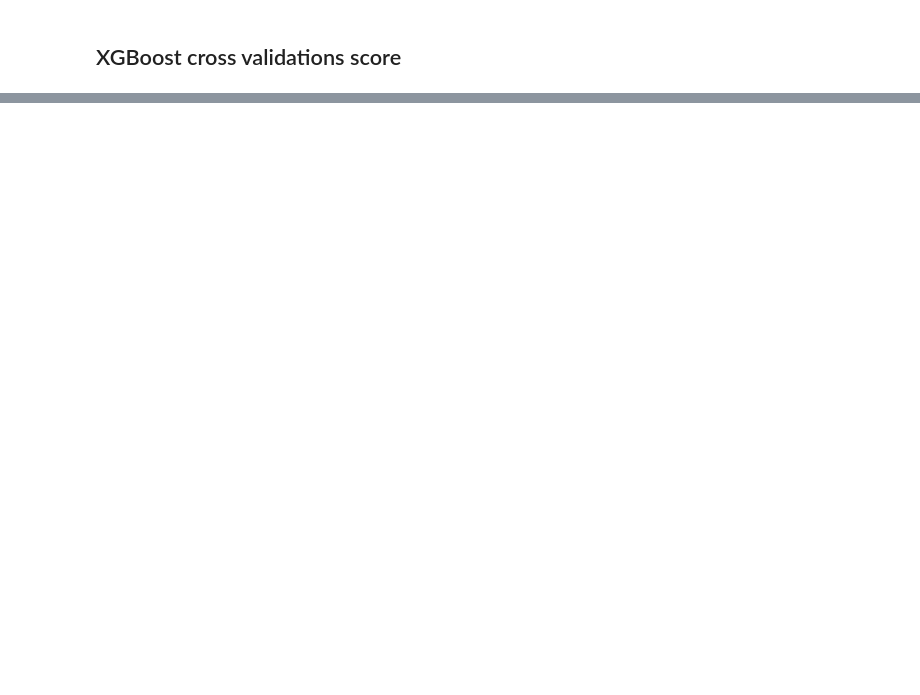
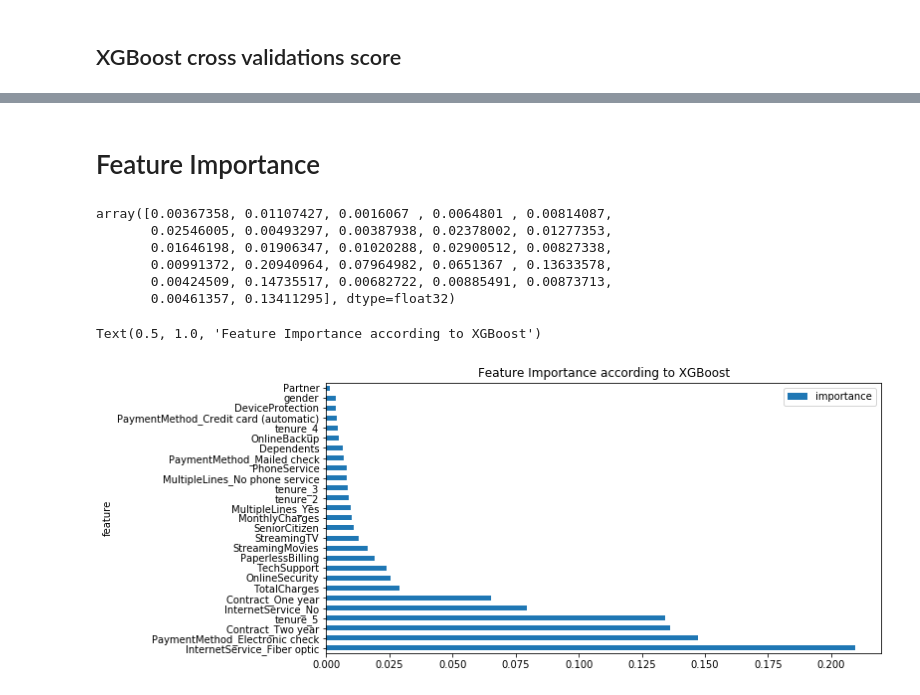
Before and after one commit to fares-ds/Telecom_Customer_Churn_Prediction, a Jupyter notebook: telecom_customer_churn_prediciton_ML.ipynb, the cells around one changed output, grey strips where cells are left out. Saved outputs shown, nothing was run; the diff lists cells and outputs as text; code cells hidden in the pictures; blank space fills up the shorter version.

Commit message:
Feature importance according to XGBoost and Random Forest

```diff
--- a/telecom_customer_churn_prediciton_ML.ipynb
+++ b/telecom_customer_churn_prediciton_ML.ipynb
@@ -350,11 +350,12 @@ Confusion Matrix:
  [[1407  149]
  [ 277  274]]
 # %%
-hyperparameter_grid = {'n_estimators': [50, 75, 90, 100],
-                       'max_depth': [2, 3, 5, 10, 15],
+hyperparameter_grid = {'n_estimators': [75, 90, 100, 125],
                        'learning_rate' : [0.09, 0.1, 0.2],
-                       'min_child_weight' : [1, 2, 3, 4],
-                       'base_score' : [0.1, 0.15, 0.2, 0.25, 0.3, 0.4, 0.5]
+                       'base_score' : [0.15],
+                       'colsample_bytree':[0.85, 0.95, 1],
+                       'colsample_bylevel':[0.85, 0.95, 1],
+                       'colsample_bynode':[0.85, 0.95, 1],
                       }
 
 xgb_clf = XGBClassifier()
@@ -406,11 +402,12 @@ XGBClassifier(base_score=0.25, booster='gbtree', colsample_bylevel=1,
               reg_alpha=0, reg_lambda=1, scale_pos_weight=1, seed=None,
               silent=None, subsample=1, verbosity=1)
 # %%
-xgb_clf = XGBClassifier(base_score=0.25,
-                    learning_rate=0.2,
-                    max_depth=2,
-                    min_child_weight=1,
-                    n_estimators=100)
+xgb_clf = XGBClassifier(base_score=0.15,
+                        learning_rate=0.09,
+                        colsample_bylevel=0.85,
+                        colsample_bynode=0.85,
+                        colsample_bytree=0.95,
+                        n_estimators=100)
 xgb_clf.fit(X_train, y_train)
 
 print_score(xgb_clf, X_train, y_train, X_test, y_test, train=True)
@@ -457,0 +452,25 @@ plot_roc_curve(xgb_clf, X_test, y_test, ax=disp.ax_)
+# %% [markdown]
+# Feature Importance
+# %%
+xgb_clf.feature_importances_
+# %% [output]
+array([0.00367358, 0.01107427, 0.0016067 , 0.0064801 , 0.00814087,
+       0.02546005, 0.00493297, 0.00387938, 0.02378002, 0.01277353,
+       0.01646198, 0.01906347, 0.01020288, 0.02900512, 0.00827338,
+       0.00991372, 0.20940964, 0.07964982, 0.0651367 , 0.13633578,
+       0.00424509, 0.14735517, 0.00682722, 0.00885491, 0.00873713,
+       0.00461357, 0.13411295], dtype=float32)
+# %%
+def feature_imp(df, model):
+    fi = pd.DataFrame()
+    fi["feature"] = df.columns
+    fi["importance"] = model.feature_importances_
+    return fi.sort_values(by="importance", ascending=False)
+# %%
+df = feature_imp(data.drop('Churn', axis=1), xgb_clf)
+df.set_index('feature', inplace=True)
+df.plot(kind='barh', figsize=(10, 5))
+plt.title('Feature Importance according to XGBoost')
+# %% [output]
+Text(0.5, 1.0, 'Feature Importance according to XGBoost')
+[figure, added]
```
Also changed, not shown: parts of 8 cells of this notebook.
